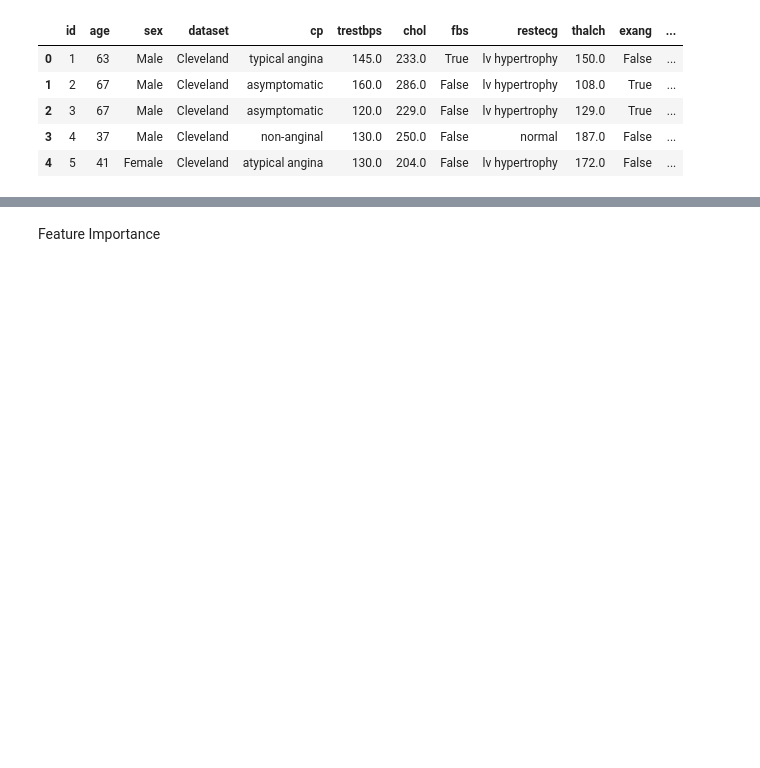
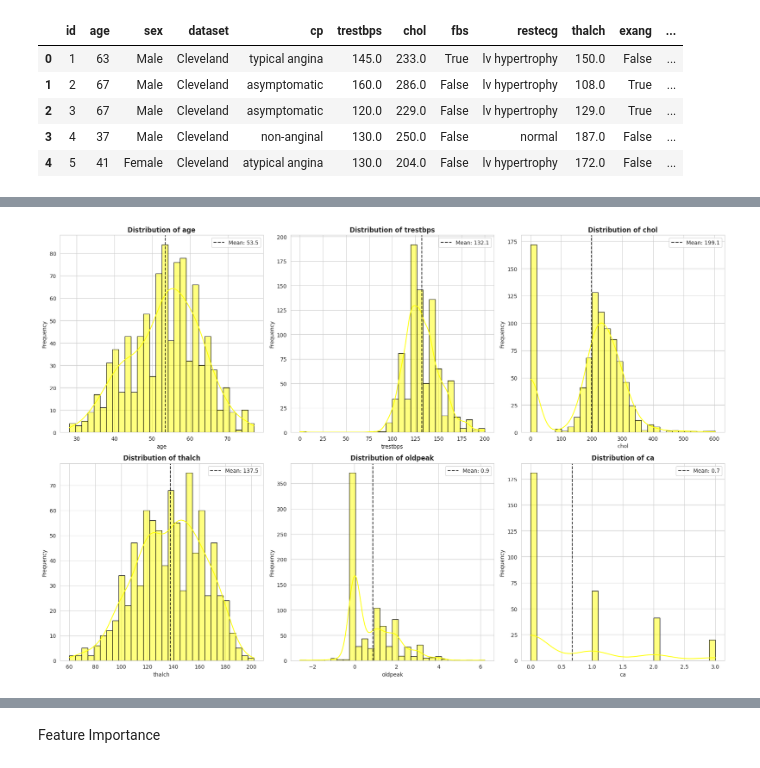
Before and after one commit to Hami-611/21Days_AI-ML_Challenge, a Jupyter notebook: Day_4.ipynb, the cells around one changed output, grey strips where cells are left out. Drawn from its saved outputs; the diff is of its cells as text; code cells hidden in the pictures; blank space fills up the shorter version.

```diff
--- a/Day_4.ipynb
+++ b/Day_4.ipynb
@@ -447,0 +208,5 @@ Model Performance Comparison:
+# %%
+# Identify numerical features (excluding id, dataset, and target columns)
+numerical_features = ['age', 'trestbps', 'chol', 'thalch', 'oldpeak', 'ca']
+numerical_stats = df[numerical_features].describe()
+print(numerical_stats)
@@ -447,0 +223,21 @@ Model Performance Comparison:
+# %%
+# Distribution plots for numerical features
+fig, axes = plt.subplots(2, 3, figsize=(18, 12))
+axes = axes.ravel()
+
+for i, feature in enumerate(numerical_features):
+    # Histogram with KDE
+    sns.histplot(data=df, x=feature, bins=30, kde=True, ax=axes[i], color='yellow', edgecolor='black')
+    axes[i].set_title(f'Distribution of {feature}', fontsize=12, fontweight='bold')
+    axes[i].set_xlabel(feature)
+    axes[i].set_ylabel('Frequency')
+
+    # Add mean line
+    mean_val = df[feature].mean()
+    axes[i].axvline(mean_val, color='black', linestyle='--', alpha=0.8, label=f'Mean: {mean_val:.1f}')
+    axes[i].legend()
+
+plt.tight_layout()
+plt.show()
+# %% [output]
+[figure, added]
```
Also changed, not shown: parts of 85 cells of this notebook.
